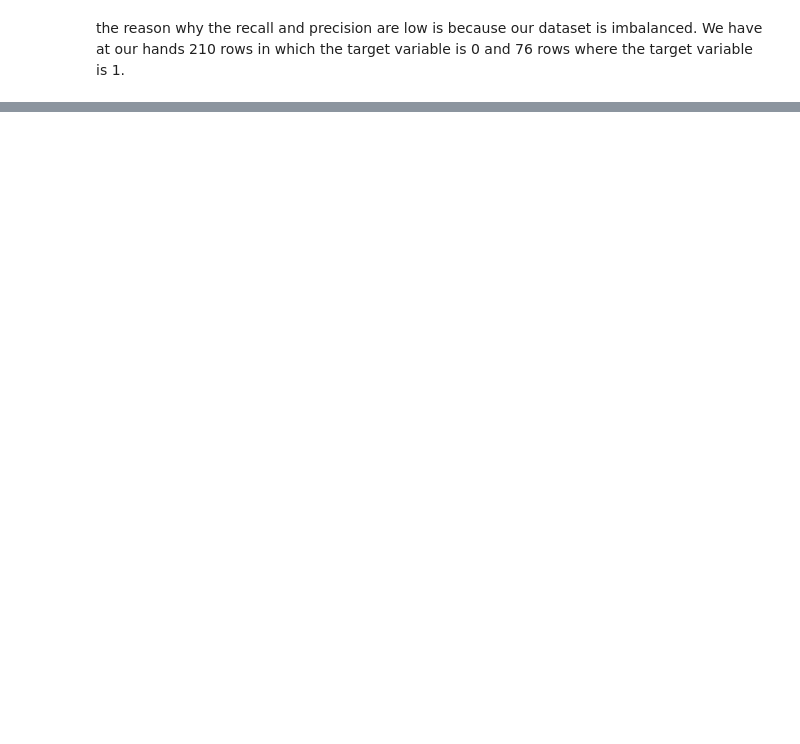
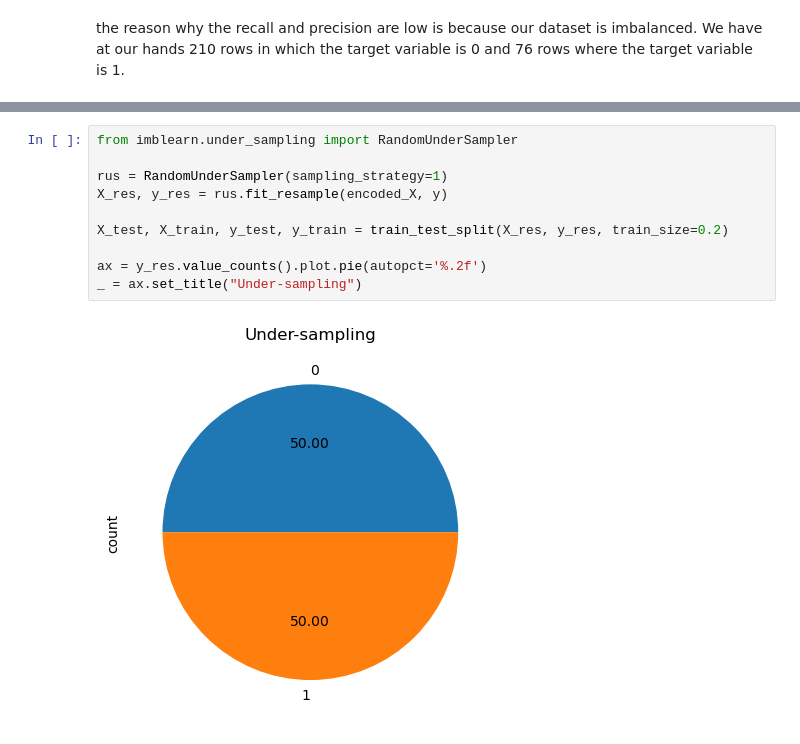
Before and after one commit to mouadiscoding/Sihati-4.0, a Jupyter notebook: heart_disease.ipynb, the cells around one changed output, grey strips where cells are left out. Drawn from its saved outputs; the diff is of its cells as text; blank space fills up the shorter version.

```diff
--- a/heart_disease.ipynb
+++ b/heart_disease.ipynb
@@ -519,3 +534,15 @@ What we will try to do now:
 - **get more data if possible**
 - **Feature selection**
 - **re-preprocess our data**
+# %%
+from imblearn.under_sampling import RandomUnderSampler
+
+rus = RandomUnderSampler(sampling_strategy=1)
+X_res, y_res = rus.fit_resample(encoded_X, y)
+
+X_test, X_train, y_test, y_train = train_test_split(X_res, y_res, train_size=0.2)
+
+ax = y_res.value_counts().plot.pie(autopct='%.2f')
+_ = ax.set_title("Under-sampling")
+# %% [output]
+[figure, added]
```
Also changed, not shown: parts of 18 cells of this notebook, 1 other file.
